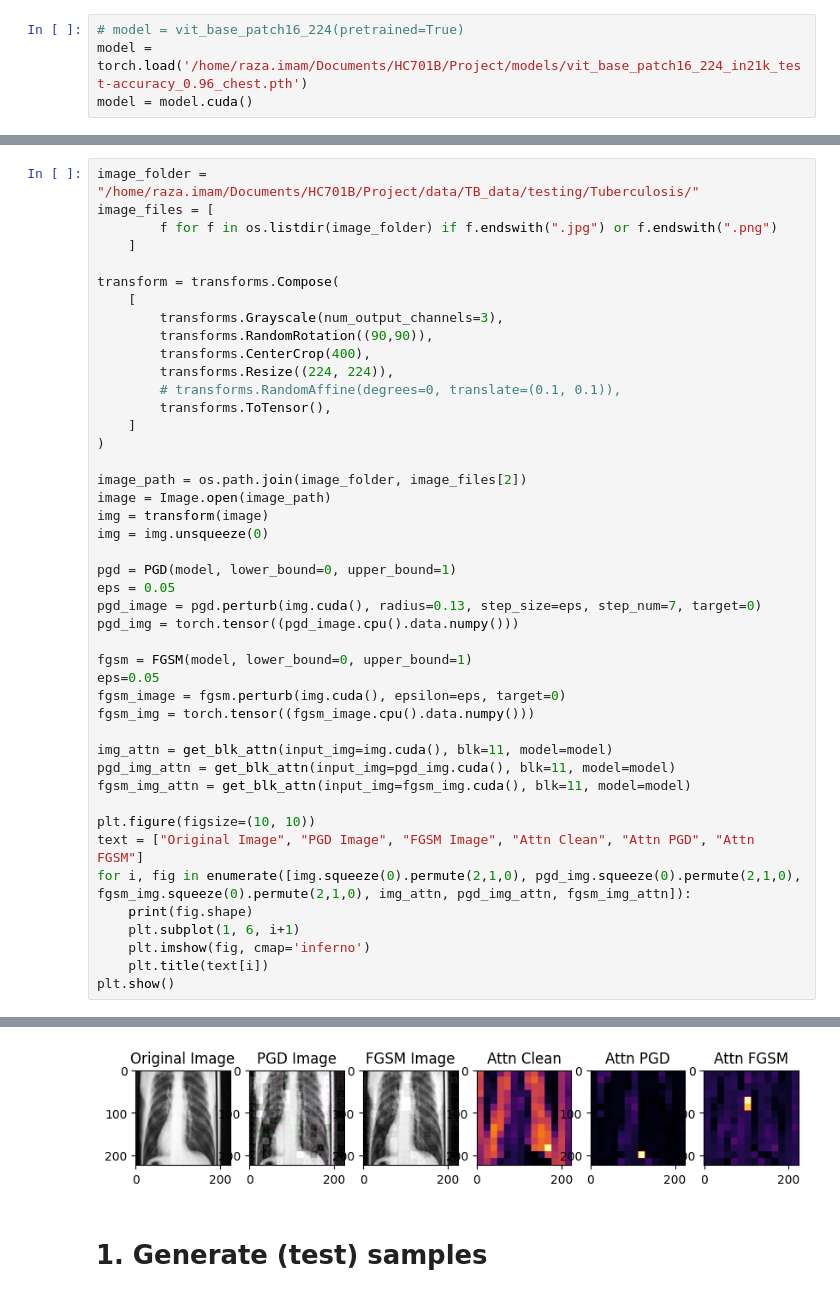
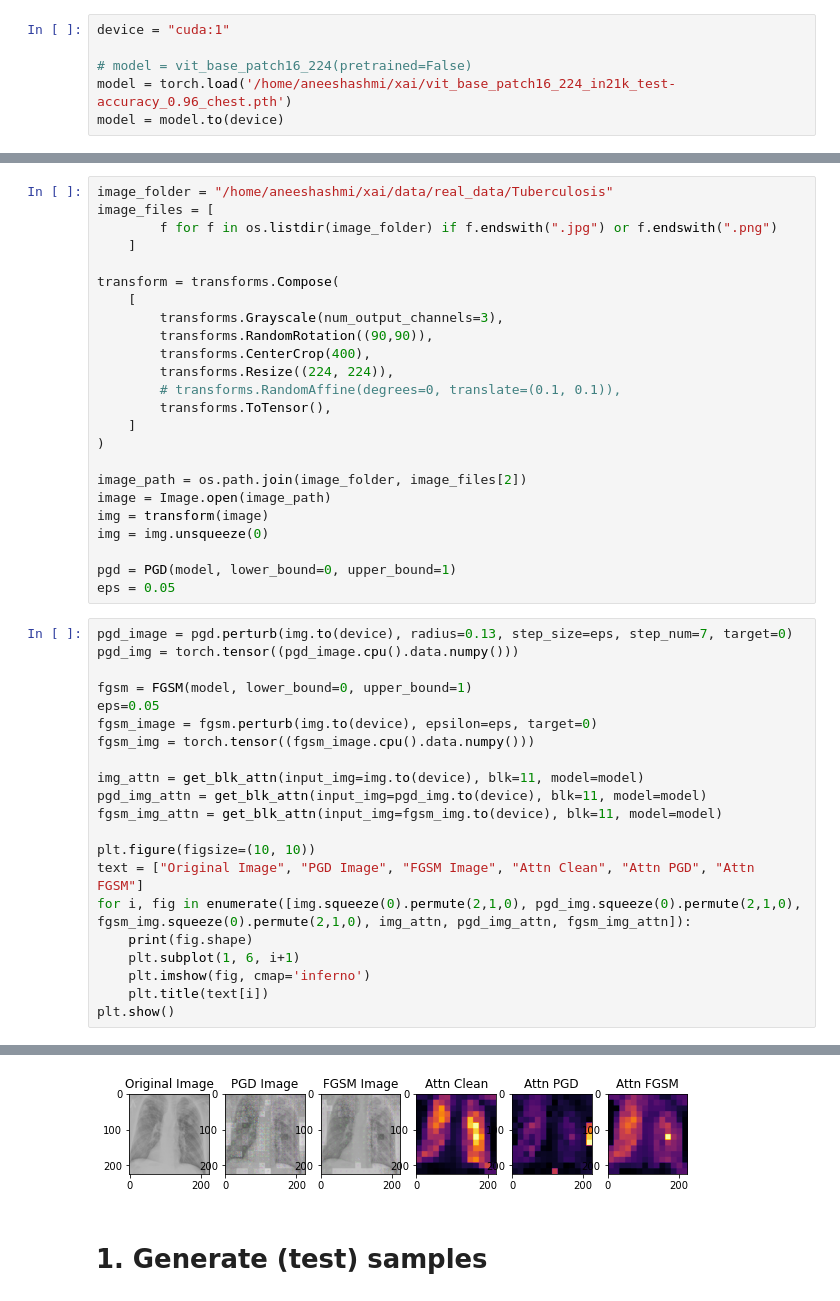
Before and after one commit to Razaimam45/XAIM, a Jupyter notebook: ibrahim_test/raza_round2.ipynb, the cells around one changed output, grey strips where cells are left out. Saved outputs shown, nothing was run; the diff lists cells and outputs as text.

```diff
--- a/ibrahim_test/raza_round2.ipynb
+++ b/ibrahim_test/raza_round2.ipynb
@@ -17,6 +16,8 @@ from saliency import *
 from utils import *
 from plots import *
 # %%
-# model = vit_base_patch16_224(pretrained=True)
-model = torch.load('/home/raza.imam/Documents/HC701B/Project/models/vit_base_patch16_224_in21k_test-accuracy_0.96_chest.pth')
-model = model.cuda()
+device = "cuda:1"
+
+# model = vit_base_patch16_224(pretrained=False)
+model = torch.load('/home/aneeshashmi/xai/vit_base_patch16_224_in21k_test-accuracy_0.96_chest.pth')
+model = model.to(device)
@@ -32,55 +43,56 @@ Attention(
+# %%
+image_folder = "/home/aneeshashmi/xai/data/real_data/Tuberculosis"
+image_files = [
+        f for f in os.listdir(image_folder) if f.endswith(".jpg") or f.endswith(".png")
+    ]
+
+transform = transforms.Compose(
+    [
+        transforms.Grayscale(num_output_channels=3),
+        transforms.RandomRotation((90,90)),
+        transforms.CenterCrop(400),
+        transforms.Resize((224, 224)),
+        # transforms.RandomAffine(degrees=0, translate=(0.1, 0.1)),
+        transforms.ToTensor(),
+    ]
+)
+
+image_path = os.path.join(image_folder, image_files[2])
+image = Image.open(image_path)
+img = transform(image)
+img = img.unsqueeze(0)
+
+pgd = PGD(model, lower_bound=0, upper_bound=1)
+eps = 0.05
 # %%
-image_folder = "/home/raza.imam/Documents/HC701B/Project/data/TB_data/testing/Tuberculosis/"
-image_files = [
-        f for f in os.listdir(image_folder) if f.endswith(".jpg") or f.endswith(".png")
-    ]
-
-transform = transforms.Compose(
-    [
-        transforms.Grayscale(num_output_channels=3),
-        transforms.RandomRotation((90,90)),
-        transforms.CenterCrop(400),
-        transforms.Resize((224, 224)),
-        # transforms.RandomAffine(degrees=0, translate=(0.1, 0.1)),
-        transforms.ToTensor(),
-    ]
-)
-
-image_path = os.path.join(image_folder, image_files[2])
-image = Image.open(image_path)
-img = transform(image)
-img = img.unsqueeze(0)
-
-pgd = PGD(model, lower_bound=0, upper_bound=1)
-eps = 0.05
-pgd_image = pgd.perturb(img.cuda(), radius=0.13, step_size=eps, step_num=7, target=0)
+pgd_image = pgd.perturb(img.to(device), radius=0.13, step_size=eps, step_num=7, target=0)
 pgd_img = torch.tensor((pgd_image.cpu().data.numpy()))
 
 fgsm = FGSM(model, lower_bound=0, upper_bound=1)
 eps=0.05
-fgsm_image = fgsm.perturb(img.cuda(), epsilon=eps, target=0)
+fgsm_image = fgsm.perturb(img.to(device), epsilon=eps, target=0)
 fgsm_img = torch.tensor((fgsm_image.cpu().data.numpy()))
 
-img_attn = get_blk_attn(input_img=img.cuda(), blk=11, model=model)
-pgd_img_attn = get_blk_attn(input_img=pgd_img.cuda(), blk=11, model=model)
-fgsm_img_attn = get_blk_attn(input_img=fgsm_img.cuda(), blk=11, model=model)
+img_attn = get_blk_attn(input_img=img.to(device), blk=11, model=model)
+pgd_img_attn = get_blk_attn(input_img=pgd_img.to(device), blk=11, model=model)
+fgsm_img_attn = get_blk_attn(input_img=fgsm_img.to(device), blk=11, model=model)
 
 plt.figure(figsize=(10, 10))
 text = ["Original Image", "PGD Image", "FGSM Image", "Attn Clean", "Attn PGD", "Attn FGSM"]
 for i, fig in enumerate([img.squeeze(0).permute(2,1,0), pgd_img.squeeze(0).permute(2,1,0), fgsm_img.squeeze(0).permute(2,1,0), img_attn, pgd_img_attn, fgsm_img_attn]):
     print(fig.shape)
     plt.subplot(1, 6, i+1)
     plt.imshow(fig, cmap='inferno')
     plt.title(text[i])
 plt.show()
 # %% [output]
 torch.Size([224, 224, 3])
 torch.Size([224, 224, 3])
 torch.Size([224, 224, 3])
 (224, 224)
 (224, 224)
 (224, 224)
-[figure, old version]
+[figure, new version]
 # %% [markdown]
 # 1. Generate (test) samples
 # %%
```
Also changed, not shown: parts of 6 cells of this notebook, 6 other files.
